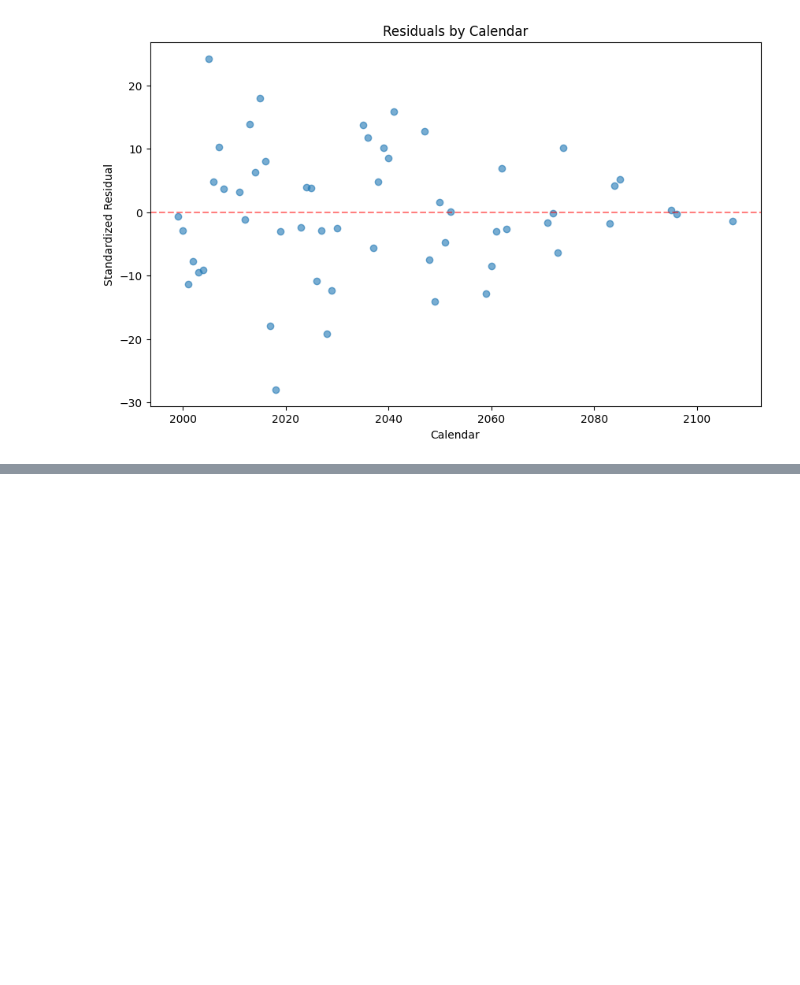
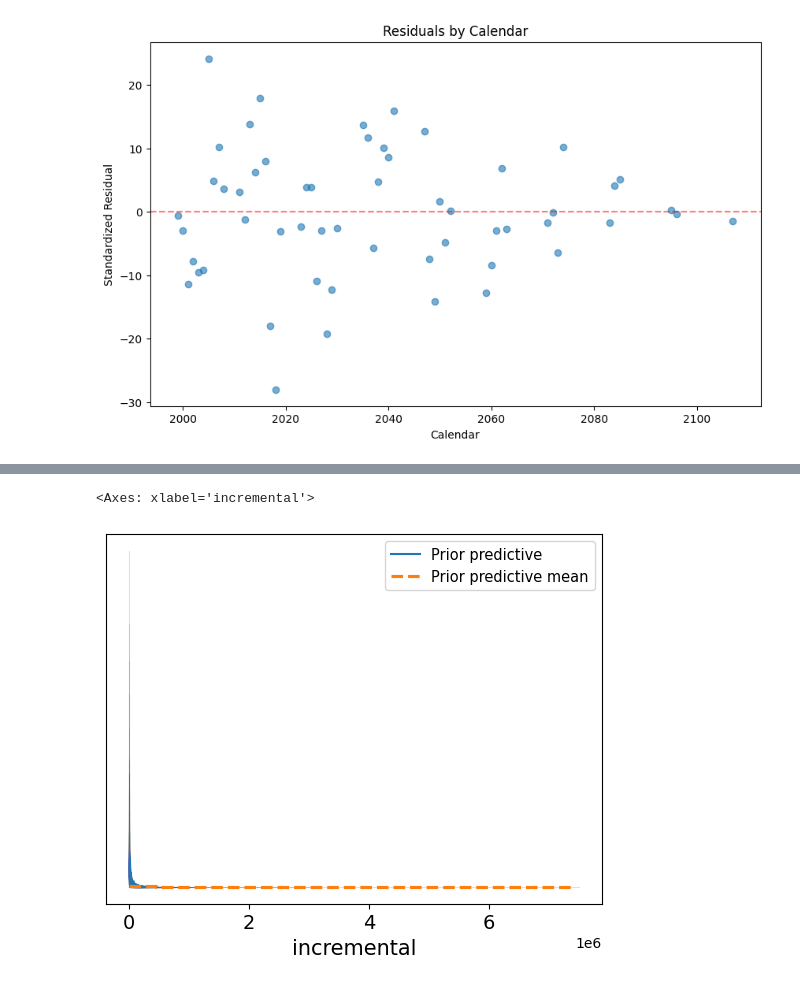
Before and after one commit to problemofpoints/bayesianchainladder, a Jupyter notebook: references/test-notebook.ipynb, the cells around one changed output, grey strips where cells are left out. Saved outputs shown, nothing was run; the diff lists cells and outputs as text; code cells hidden in the pictures; blank space fills up the shorter version.

```diff
--- a/references/test-notebook.ipynb
+++ b/references/test-notebook.ipynb
@@ -259,0 +284,5 @@ az.compare({"Categorical Dev": model.idata, "Spline Dev": model_spline.idata})
+# %%
+az.plot_ppc(model_testprior.prior_idata_, group="prior")
+# %% [output]
+<Axes: xlabel='incremental'>
+[figure, added]
```
Also changed, not shown: parts of 11 cells of this notebook.
